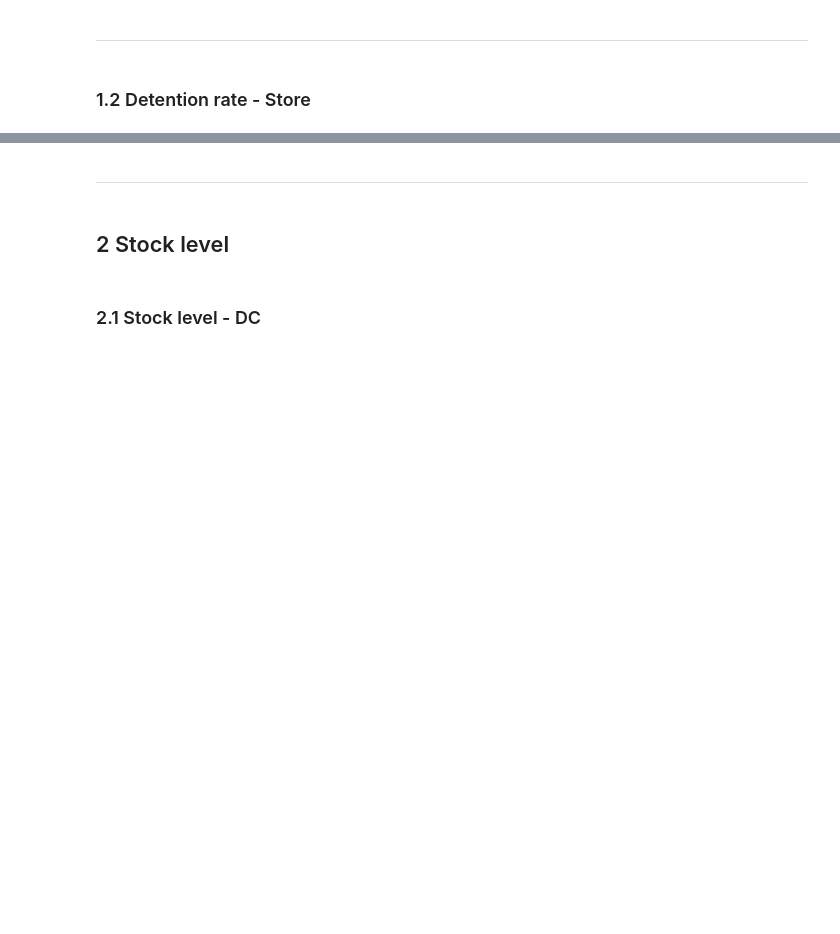
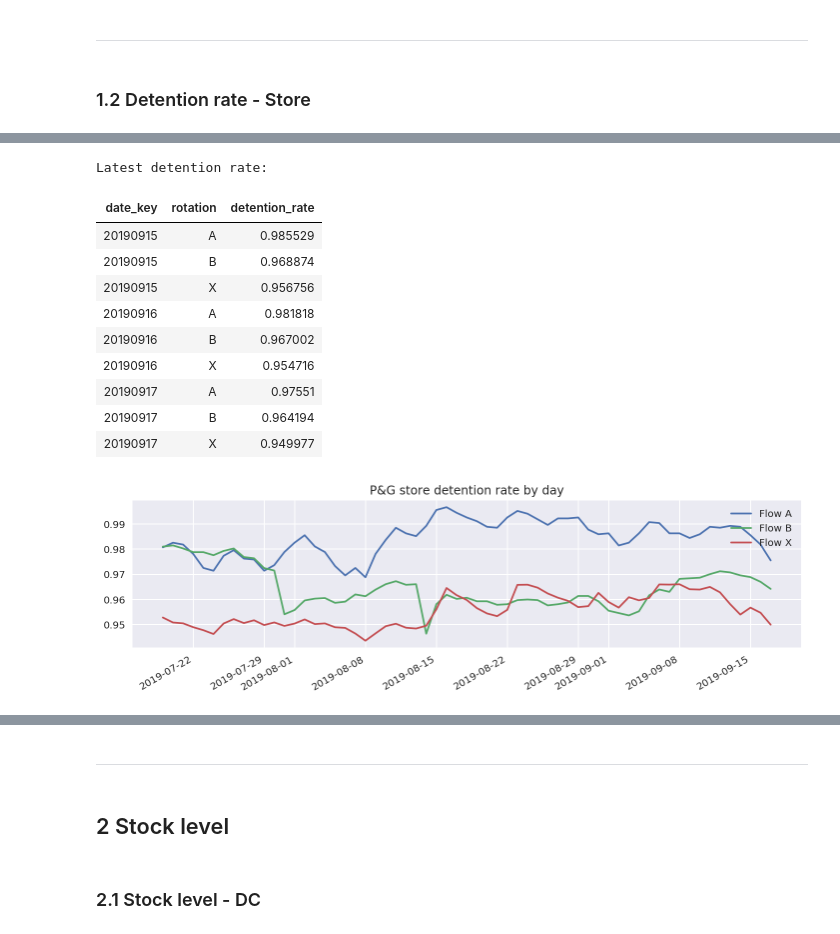
Before and after one commit to PPPPParadise/Carrefour-China-Supply-Chain-Forecast, a Jupyter notebook: workflow_integration/monitor_checks.ipynb, the cells around one changed output, grey strips where cells are left out. Drawn from its saved outputs; the diff is of its cells as text; code cells hidden in the pictures; blank space fills up the shorter version.

```diff
--- a/workflow_integration/monitor_checks.ipynb
+++ b/workflow_integration/monitor_checks.ipynb
@@ -334,0 +355,15 @@ Latest detention rate:
+# %%
+plot_detention_all_store(detention_store_supplier[detention_store_supplier['con_holding'] == '693'], "P&G")
+# %% [output]
+Latest detention rate:
+| date_key | rotation | detention_rate |
+| 20190915 | A | 0.985529 |
+| 20190915 | B | 0.968874 |
+| 20190915 | X | 0.956756 |
+| 20190916 | A | 0.981818 |
+| 20190916 | B | 0.967002 |
+| 20190916 | X | 0.954716 |
+| 20190917 | A | 0.97551 |
+| 20190917 | B | 0.964194 |
+| 20190917 | X | 0.949977 |
+[figure, added]
```
Also changed, not shown: parts of 32 cells of this notebook, 4 other files.
